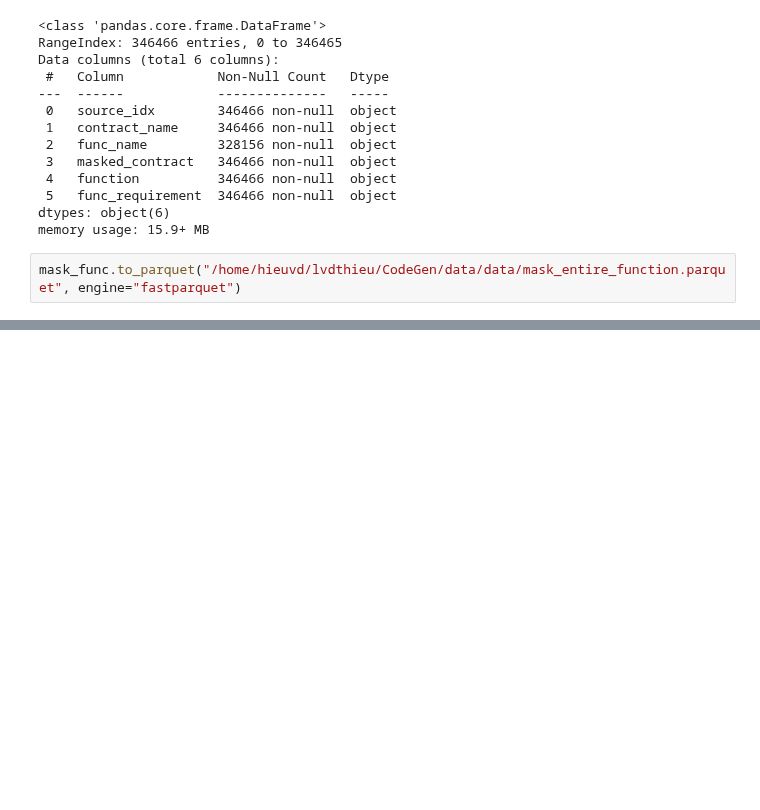
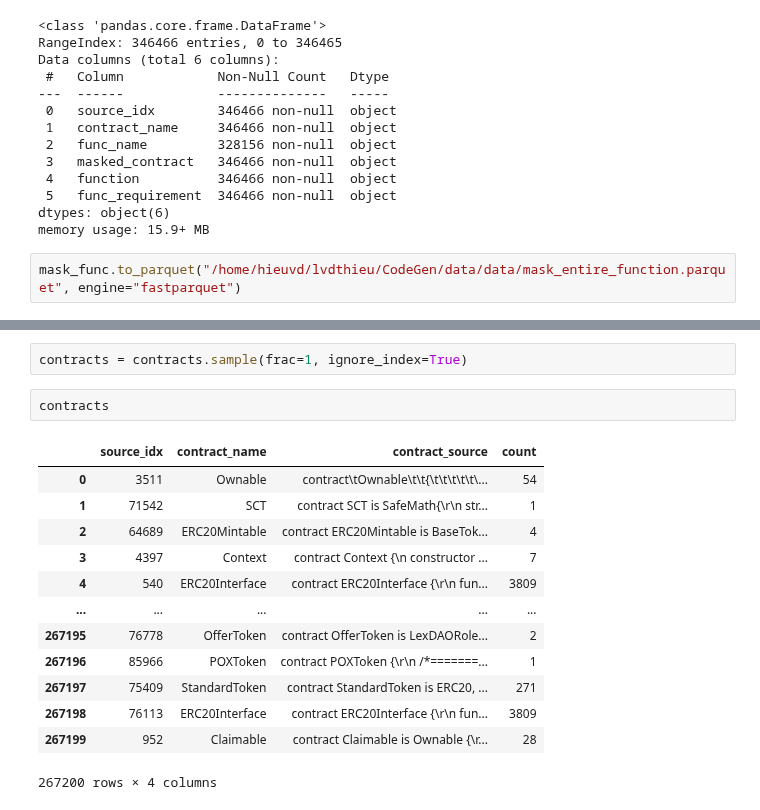
Before and after one commit to echodrift/code-generation, a Jupyter notebook: experiment/playground.ipynb, the cells around one changed output, grey strips where cells are left out. Saved outputs shown, nothing was run; the diff lists cells and outputs as text; blank space fills up the shorter version.

```diff
--- a/experiment/playground.ipynb
+++ b/experiment/playground.ipynb
@@ -852,0 +876,18 @@ mask_func.to_parquet("/home/hieuvd/lvdthieu/CodeGen/data/data/mask_entire_functi
+# %%
+contracts = contracts.sample(frac=1, ignore_index=True)
+# %%
+contracts
+# %% [output]
+|  | source_idx | contract_name | contract_source | count |
+| 0 | 3511 | Ownable | contract\tOwnable\t\t{\t\t\t\t\t\... | 54 |
+| 1 | 71542 | SCT | contract SCT is SafeMath{\r\n str... | 1 |
+| 2 | 64689 | ERC20Mintable | contract ERC20Mintable is BaseTok... | 4 |
+| 3 | 4397 | Context | contract Context {\n constructor ... | 7 |
+| 4 | 540 | ERC20Interface | contract ERC20Interface {\r\n fun... | 3809 |
+| ... | ... | ... | ... | ... |
+| 267195 | 76778 | OfferToken | contract OfferToken is LexDAORole... | 2 |
+| 267196 | 85966 | POXToken | contract POXToken {\r\n /*=======... | 1 |
+| 267197 | 75409 | StandardToken | contract StandardToken is ERC20, ... | 271 |
+| 267198 | 76113 | ERC20Interface | contract ERC20Interface {\r\n fun... | 3809 |
+| 267199 | 952 | Claimable | contract Claimable is Ownable {\r... | 28 |
+267200 rows × 4 columns
```
Also changed, not shown: parts of 40 cells of this notebook, 11 other files.
